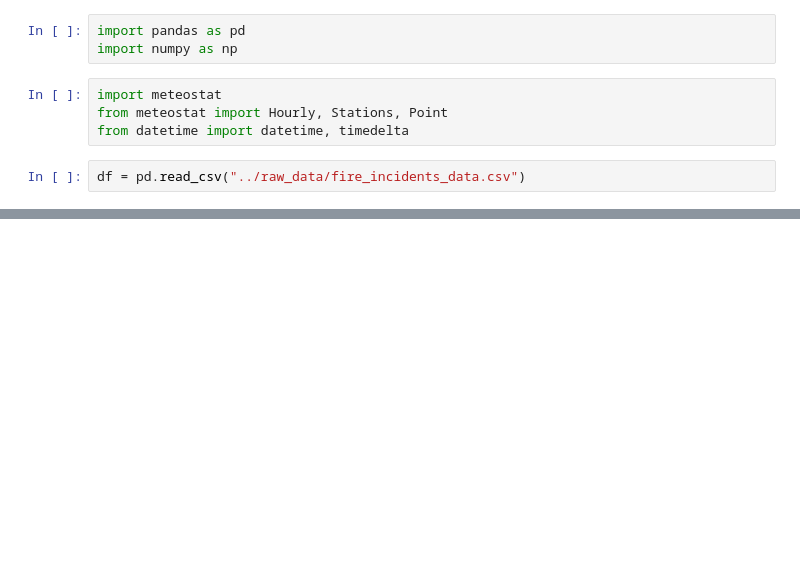
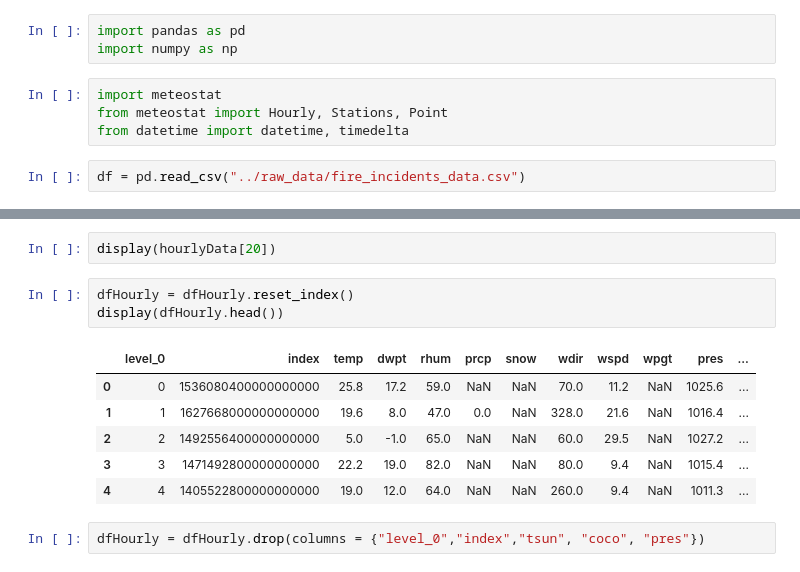
Before and after one commit to AmyLDunn/CSI4142-Project, a Jupyter notebook: code/GetWeatherData.ipynb, the cells around one changed output, grey strips where cells are left out. Saved outputs shown, nothing was run; the diff lists cells and outputs as text; blank space fills up the shorter version.

Commit message:
partially finished weather data

```diff
--- a/code/GetWeatherData.ipynb
+++ b/code/GetWeatherData.ipynb
@@ -258,0 +260,14 @@ dfWeather.to_csv("Weather.csv")
+# %%
+display(hourlyData[20])
+# %%
+dfHourly = dfHourly.reset_index()
+display(dfHourly.head())
+# %% [output]
+|  | level_0 | index | temp | dwpt | rhum | prcp | snow | wdir | wspd | wpgt | pres | ... |
+| 0 | 0 | 1536080400000000000 | 25.8 | 17.2 | 59.0 | NaN | NaN | 70.0 | 11.2 | NaN | 1025.6 | ... |
+| 1 | 1 | 1627668000000000000 | 19.6 | 8.0 | 47.0 | 0.0 | NaN | 328.0 | 21.6 | NaN | 1016.4 | ... |
+| 2 | 2 | 1492556400000000000 | 5.0 | -1.0 | 65.0 | NaN | NaN | 60.0 | 29.5 | NaN | 1027.2 | ... |
+| 3 | 3 | 1471492800000000000 | 22.2 | 19.0 | 82.0 | NaN | NaN | 80.0 | 9.4 | NaN | 1015.4 | ... |
+| 4 | 4 | 1405522800000000000 | 19.0 | 12.0 | 64.0 | NaN | NaN | 260.0 | 9.4 | NaN | 1011.3 | ... |
+# %%
+dfHourly = dfHourly.drop(columns = {"level_0","index","tsun", "coco", "pres"})
```
Also changed, not shown: parts of 51 cells of this notebook, 1 other file.
